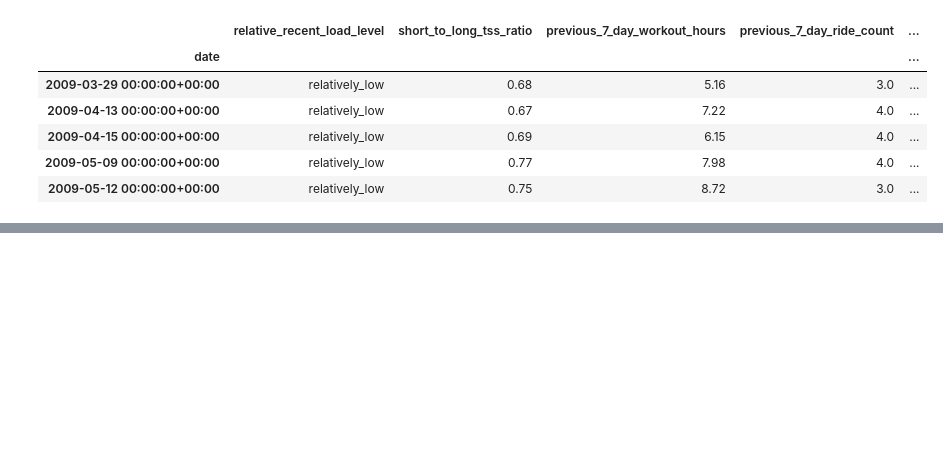
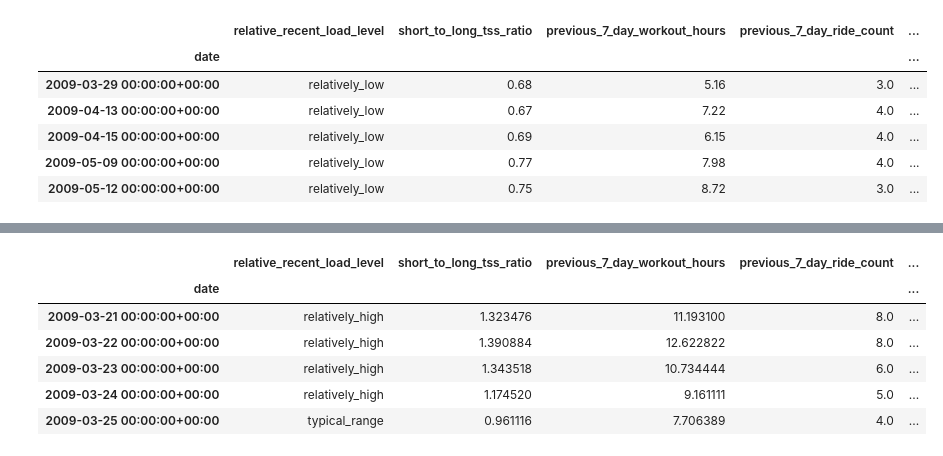
Before and after one commit to jhh0107gsc-hub/cycling, a Jupyter notebook: notebooks/03_recommendation_features.ipynb, the cells around one changed output, grey strips where cells are left out. Saved outputs shown, nothing was run; the diff lists cells and outputs as text; code cells hidden in the pictures; blank space fills up the shorter version.

Commit message:
Create recommendation context table

```diff
--- a/notebooks/03_recommendation_features.ipynb
+++ b/notebooks/03_recommendation_features.ipynb
@@ -629,0 +630,29 @@ daily_training_df.groupby(
+# %%
+recommendation_context_columns = [
+    "relative_recent_load_level",
+    "short_to_long_tss_ratio",
+    "previous_7_day_workout_hours",
+    "previous_7_day_ride_count",
+    "previous_day_recorded_ride_streak_days",
+    "previous_day_no_record_streak_days",
+]
+
+recommendation_context_df = (
+    daily_training_df[
+        recommendation_context_columns
+    ]
+    .dropna(
+        subset=["relative_recent_load_level"]
+    )
+    .copy()
+)
+
+recommendation_context_df.head()
+# %% [output]
+|  | relative_recent_load_level | short_to_long_tss_ratio | previous_7_day_workout_hours | previous_7_day_ride_count | ... |
+| date |  |  |  |  | ... |
+| 2009-03-21 00:00:00+00:00 | relatively_high | 1.323476 | 11.193100 | 8.0 | ... |
+| 2009-03-22 00:00:00+00:00 | relatively_high | 1.390884 | 12.622822 | 8.0 | ... |
+| 2009-03-23 00:00:00+00:00 | relatively_high | 1.343518 | 10.734444 | 6.0 | ... |
+| 2009-03-24 00:00:00+00:00 | relatively_high | 1.174520 | 9.161111 | 5.0 | ... |
+| 2009-03-25 00:00:00+00:00 | typical_range | 0.961116 | 7.706389 | 4.0 | ... |
```
Also changed, not shown: parts of 2 cells of this notebook.
